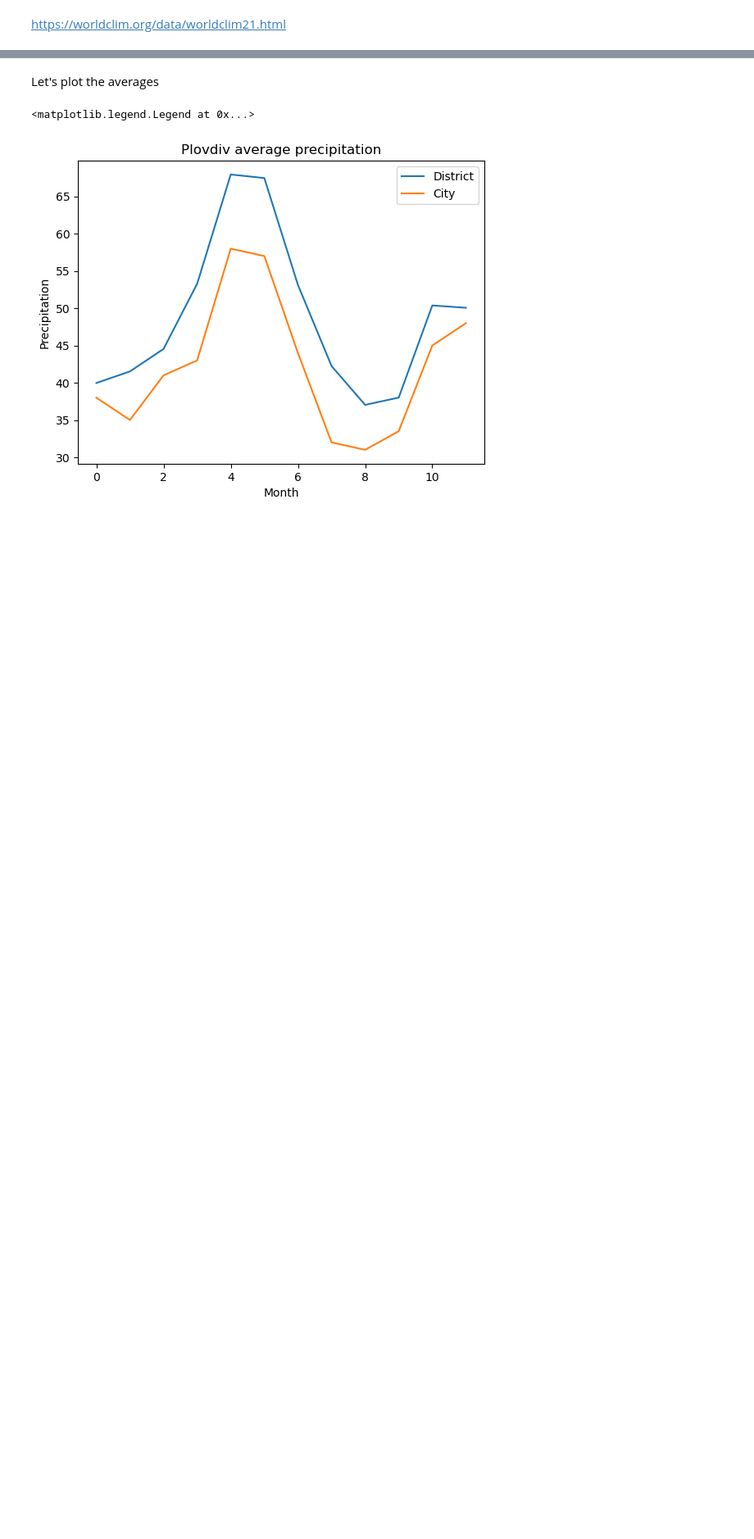
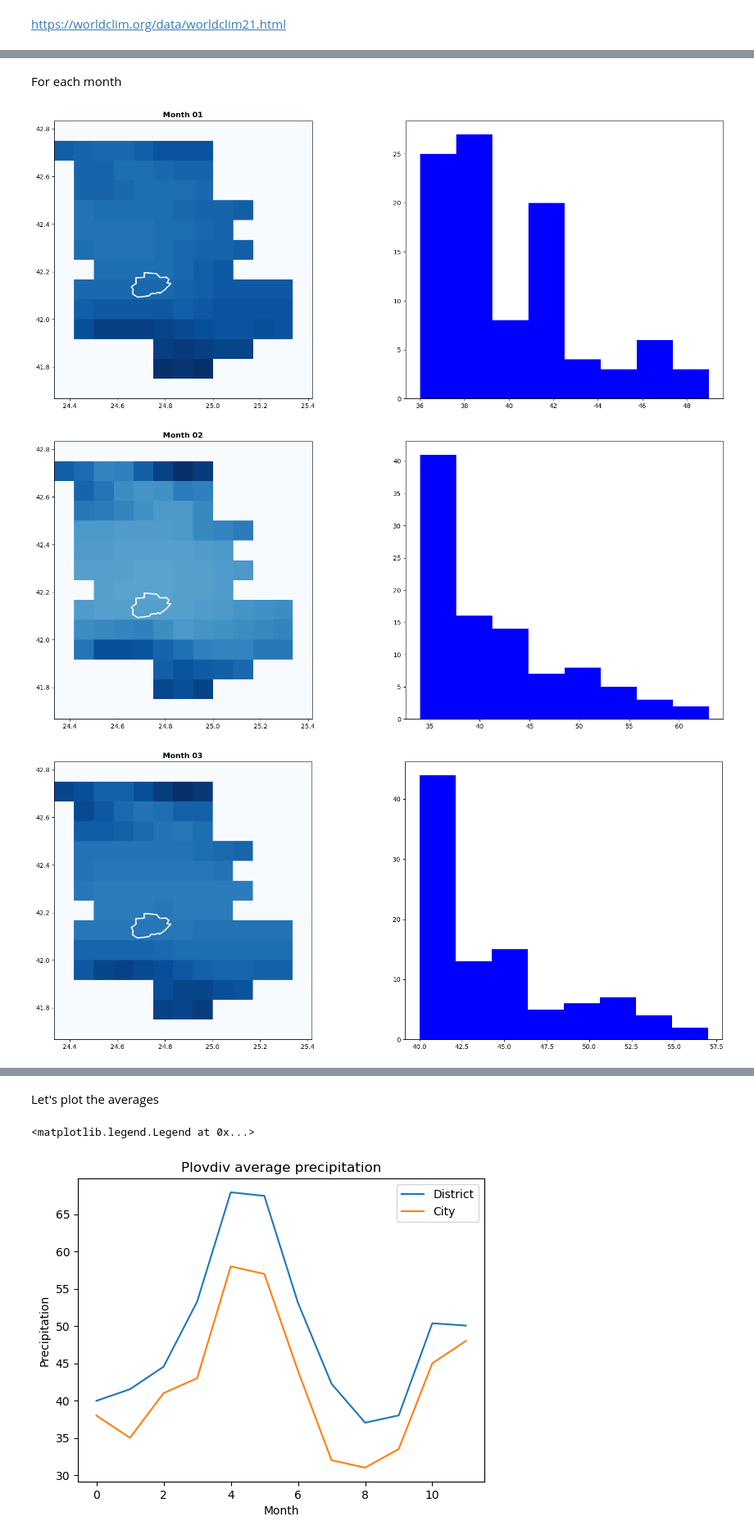
Before and after one commit to atanasova16/GeospatialAnalysisProject, a Jupyter notebook: Analysis_and_Exploration/Code/histclimate.ipynb, the cells around one changed output, grey strips where cells are left out. Shown at 82% size. Cells and saved outputs as stored; diff of their text form; code cells hidden in the pictures; blank space fills up the shorter version.

```diff
--- a/Analysis_and_Exploration/Code/histclimate.ipynb
+++ b/Analysis_and_Exploration/Code/histclimate.ipynb
@@ -41,34 +67,42 @@ https://worldclim.org/data/worldclim21.html
+# %% [markdown]
+For each month
 # %%
 all_months = ["01", "02", "03", "04", "05", "06", "07", "08", "09", "10", "11", "12"]
 images_months = {}
 average_months = {}
 images_months_pld_city = {}
 average_months_pld_city = {}
 
 for m in all_months:
     file_name_prec = f"C:\\Users\\User\\Documents\\UNITN\\Geospatial\\raster\\precipitation\\wc2.1_5m_prec\\wc2.1_5m_prec_{m}.tif"
     month_prec = rasterio.open(file_name_prec)
     month_data = month_prec.read(1)
     month_data[month_data == -32768] = -1
     #show(month_data, transform = month_prec.transform)
 
     out_img, out_transform = mask(month_prec, coords, crop=True)
     out_meta = month_prec.meta
     out_img[out_img == -32768] = -1
 
     pld_city_out, pld_city_out_transform = mask(month_prec, coords_pld_city, crop=True)
     out_meta = month_prec.meta
     pld_city_out[pld_city_out == -32768] = -1
 
-    #fig, (ax1, ax2) = plt.subplots(1,2, figsize=(20,8))
-    #fig = plovdiv_city.plot(facecolor='None', edgecolor='white', linewidth=2, ax = ax1)
-    #show(out_img, cmap = "Blues", transform = out_transform, ax=ax1, title = f"Month {m}")
+    fig, (ax1, ax2) = plt.subplots(1,2, figsize=(20,8))
+    fig = plovdiv_city.plot(facecolor='None', edgecolor='white', linewidth=2, ax = ax1)
+    show(out_img, cmap = "Blues", transform = out_transform, ax=ax1, title = f"Month {m}")
+    ax2 = plt.hist(out_img[out_img != -1], bins='auto', color="blue")
+
     #show_hist(out_img, bins=50, alpha=0.3, title=f"Average Precipitation histogram Plovdiv {m}", ax = ax2)
 
     average_m = out_img[out_img != -1].mean()
     average_months[m] = average_m
     average_m_city = pld_city_out[pld_city_out != -1].mean()
     average_months_pld_city[m] = average_m_city
 
     images_months[m] = (out_img, out_transform)
     images_months_pld_city[m] = (pld_city_out, pld_city_out_transform)
+# %% [output]
+[figure, added]
+[figure, added]
+[figure, added]
```
Also changed, not shown: parts of 18 cells of this notebook, 35 other files.
